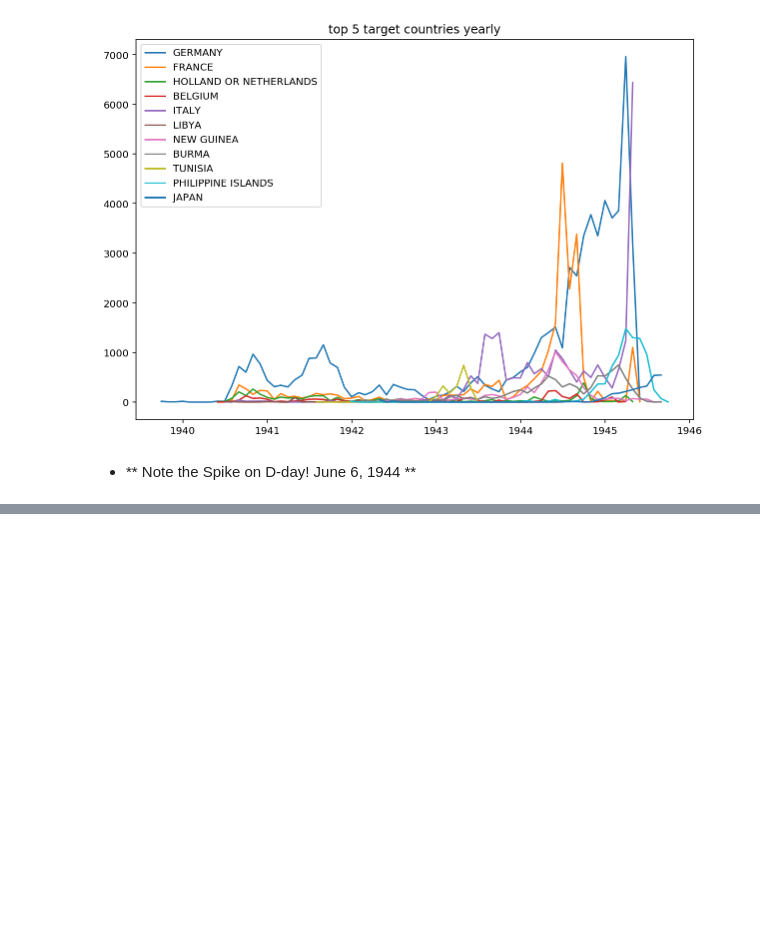
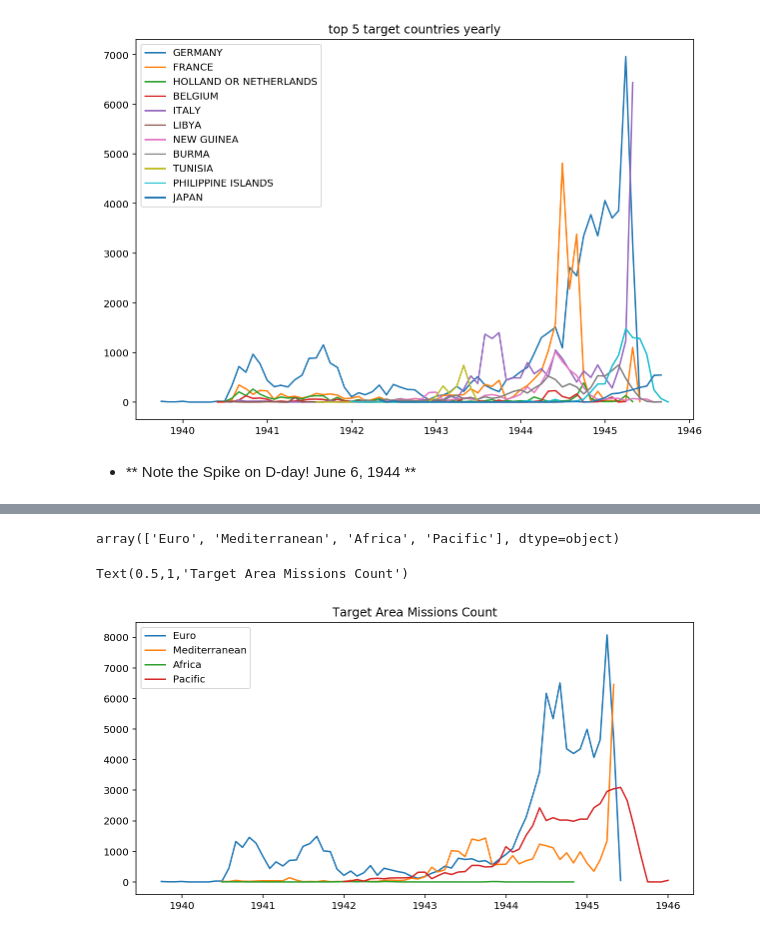
Before and after one commit to YiQ-Zhao/DataViz-Project, a Jupyter notebook: static graph.ipynb, the cells around one changed output, grey strips where cells are left out. Saved outputs shown, nothing was run; the diff lists cells and outputs as text; code cells hidden in the pictures; blank space fills up the shorter version.

```diff
--- a/static graph.ipynb
+++ b/static graph.ipynb
@@ -184,0 +202,33 @@ plt.legend()
+# %%
+aerial_ts = aerial.set_index('Date').sort_index()
+# %%
+theater = aerial_ts[aerial_ts['Theater of Operations']!='MADAGASCAR'].\
+           dropna(subset=['Theater of Operations'])
+# %%
+theater['area'] = theater['Theater of Operations'].map({
+                                                        'ETO': 'Euro',
+                                                        'PTO': 'Pacific',
+                                                        'MTO': 'Mediterranean',
+                                                        'CBI': 'Pacific',
+                                                        'EAST AFRICA': 'Africa'
+})
+# %%
+area = theater['area'].unique()
+area
+# %% [output]
+array(['Euro', 'Mediterranean', 'Africa', 'Pacific'], dtype=object)
+# %%
+from datetime import datetime
+
+plt.figure(figsize=(10, 5))
+for n in area:
+    mask = theater['area'] == n
+    c = theater[mask].resample('M')['Mission ID'].count()
+    plt.plot(c, ls='-', label=n)
+
+plt.legend()
+plt.title('Target Area Missions Count')
+# plt.annotate('Hitler invades Poland', [datetime(1939, 9, 30), 1000], xytext=[15,15], textcoords='offset points')
+# %% [output]
+Text(0.5,1,'Target Area Missions Count')
+[figure, added]
```
Also changed, not shown: parts of 8 cells of this notebook, 4 other files.
